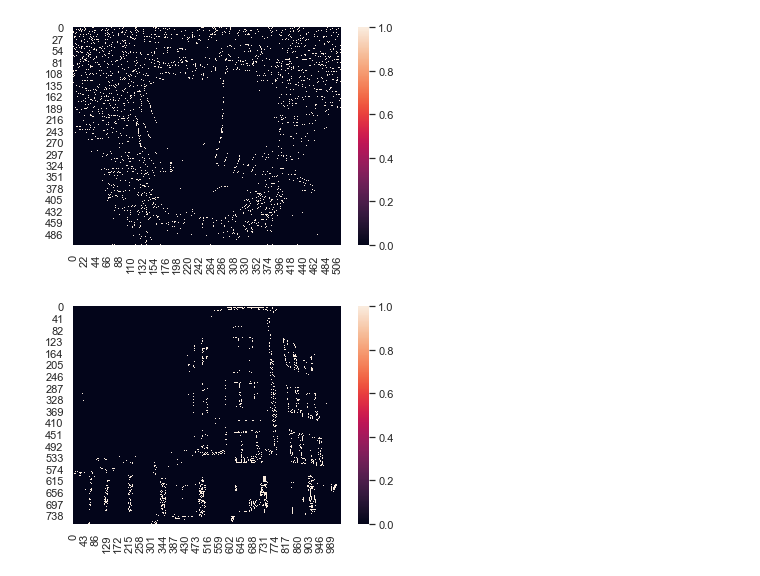
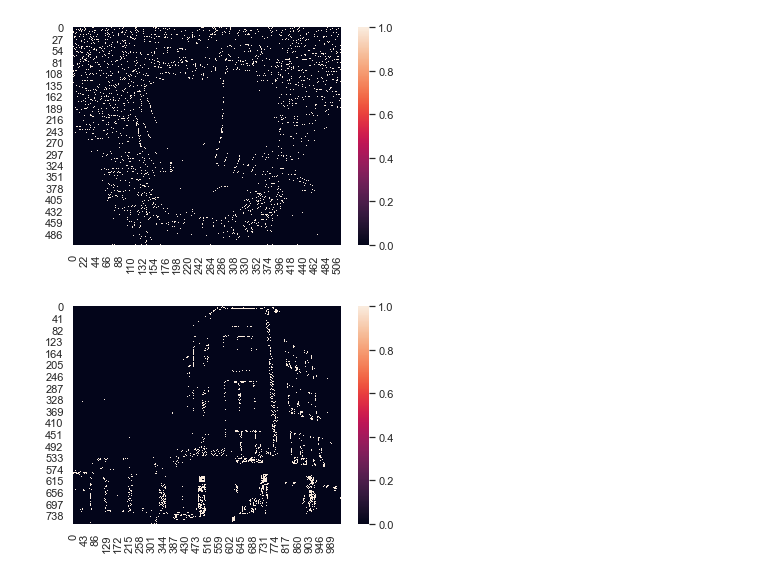
Before and after one commit to kwantlin/student-assignment-1, a Jupyter notebook: hw1.ipynb, the cells around one changed output. Saved outputs shown, nothing was run; the diff lists cells and outputs as text; code cells hidden in the pictures.

Commit message:
update canny.py

```diff
--- a/hw1.ipynb
+++ b/hw1.ipynb
@@ -248,7 +255,7 @@ ax6 = sns.heatmap(edgemap_mandrill)
 # %%
 img_cs = cv2.imread('example_images/csbldg.jpg', 1)
 gray_cs = cv2.cvtColor(img_cs, cv2.COLOR_BGR2GRAY)
-edgemap_cs = cannyEdgeDetection(gray_cs, 5, 0.5, 0.7)
+edgemap_cs = cannyEdgeDetection(gray_cs, 6, 0.3, 0.6)
 ax7 = sns.heatmap(edgemap_cs)
 # %% [output]
-[figure, old version]
+[figure, new version]
```
Also changed, not shown: parts of 10 cells of this notebook, 1 other file.
